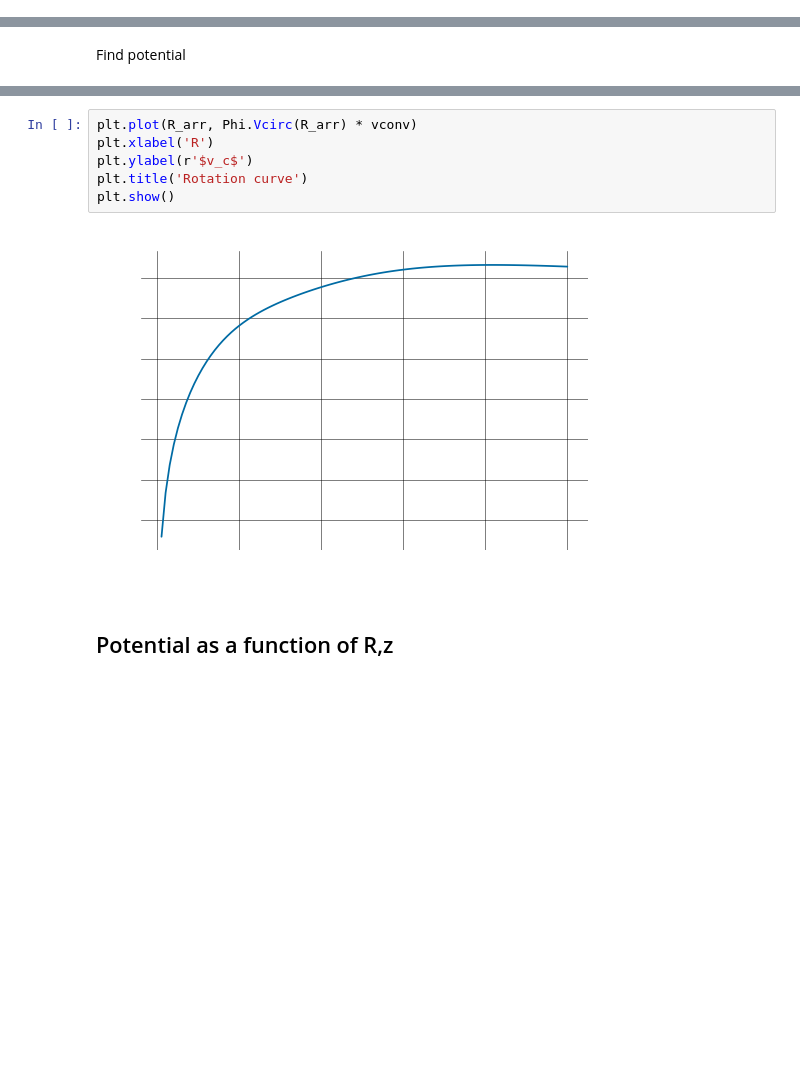
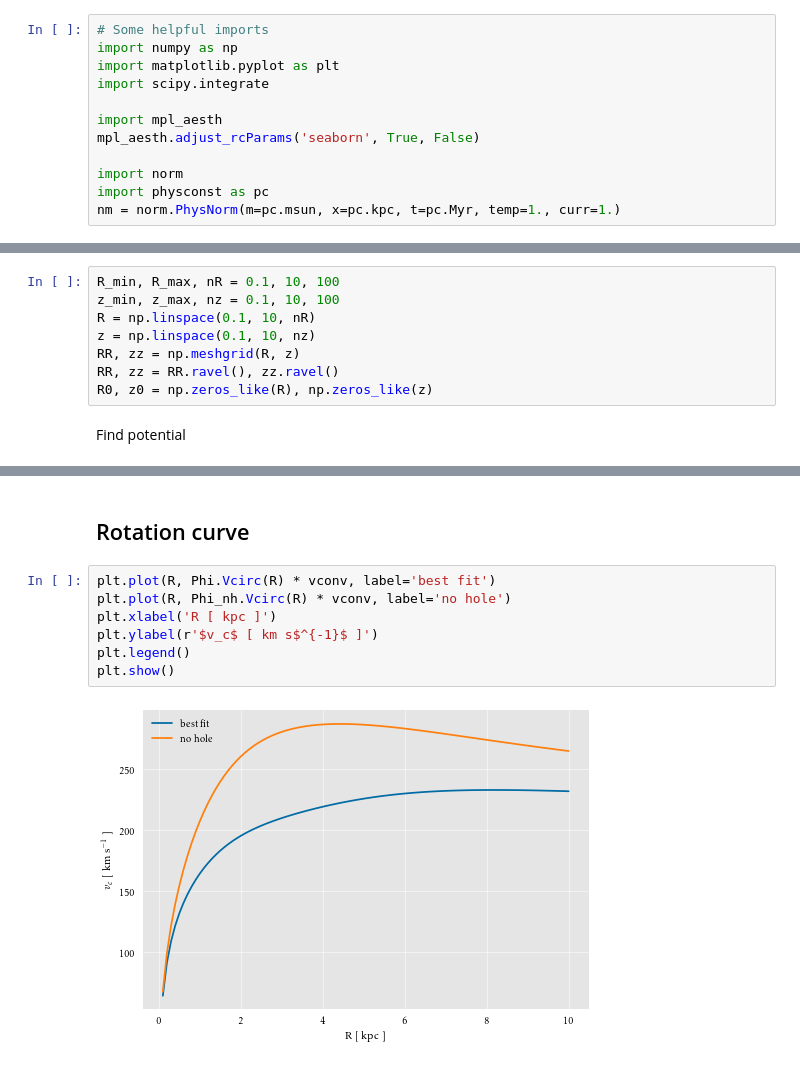
Before and after one commit to aywander/GalPot, a Jupyter notebook: GalPotPython_MWAGN.ipynb, the cells around one changed output, grey strips where cells are left out. Drawn from its saved outputs; the diff is of its cells as text; blank space fills up the shorter version.

```diff
--- a/GalPotPython_MWAGN.ipynb
+++ b/GalPotPython_MWAGN.ipynb
@@ -77,3 +8,15 @@ else:
+# %%
+# Some helpful imports
+import numpy as np
+import matplotlib.pyplot as plt
+import scipy.integrate
+
+import mpl_aesth
+mpl_aesth.adjust_rcParams('seaborn', True, False)
+
+import norm
+import physconst as pc
+nm = norm.PhysNorm(m=pc.msun, x=pc.kpc, t=pc.Myr, temp=1., curr=1.)
 # %% [markdown]
 Import GalaxyPotential class
 # %%
@@ -96,3 +38,11 @@ z_arr = np.linspace(0.1,10,100)
+# %%
+R_min, R_max, nR = 0.1, 10, 100
+z_min, z_max, nz = 0.1, 10, 100
+R = np.linspace(0.1, 10, nR)
+z = np.linspace(0.1, 10, nz)
+RR, zz = np.meshgrid(R, z)
+RR, zz = RR.ravel(), zz.ravel()
+R0, z0 = np.zeros_like(R), np.zeros_like(z)
 # %% [markdown]
 Find potential
 # %%
@@ -114,10 +118,11 @@ mass = Phi.Mass(R_arr)
+# %% [markdown]
+## Rotation curve
 # %%
-plt.plot(R_arr, Phi.Vcirc(R_arr) * vconv)
-plt.xlabel('R')
-plt.ylabel(r'$v_c$')
-plt.title('Rotation curve')
+plt.plot(R, Phi.Vcirc(R) * vconv, label='best fit')
+plt.plot(R, Phi_nh.Vcirc(R) * vconv, label='no hole')
+plt.xlabel('R [ kpc ]')
+plt.ylabel(r'$v_c$ [ km s$^{-1}$ ]')
+plt.legend()
 plt.show()
 # %% [output]
-[figure, old version]
+[figure, new version]
-# %% [markdown]
-## Potential as a function of R,z
```
Also changed, not shown: parts of 20 cells of this notebook, 3 other files.
